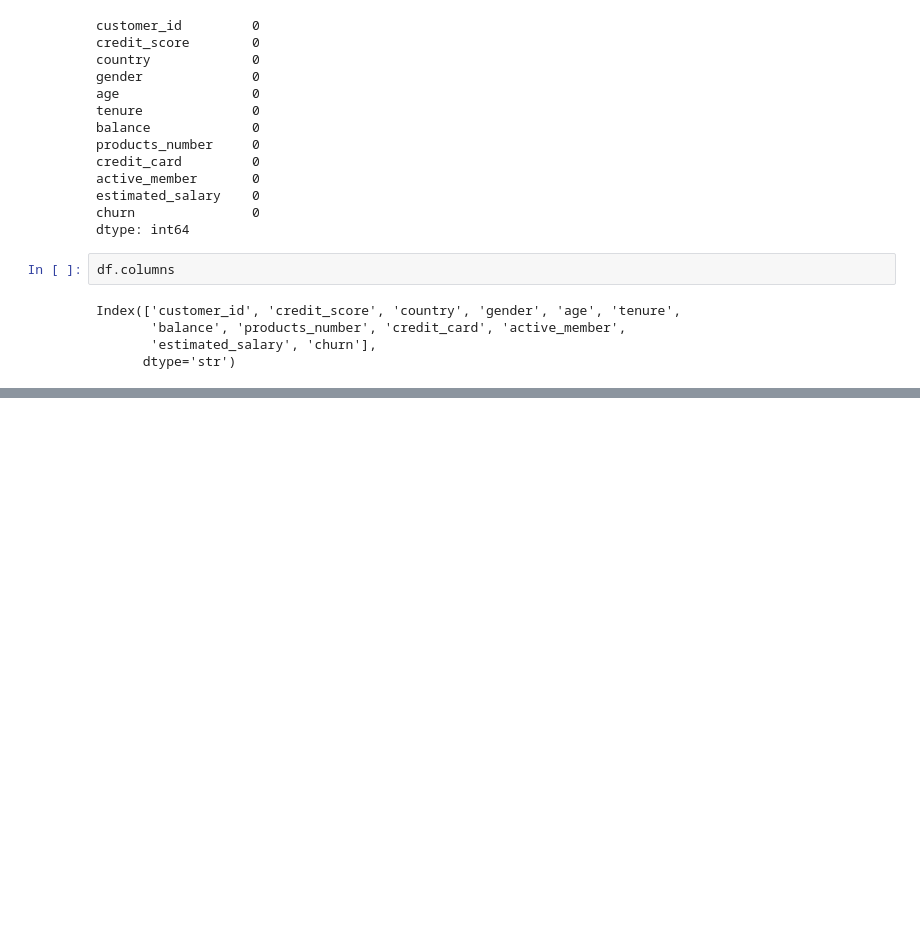
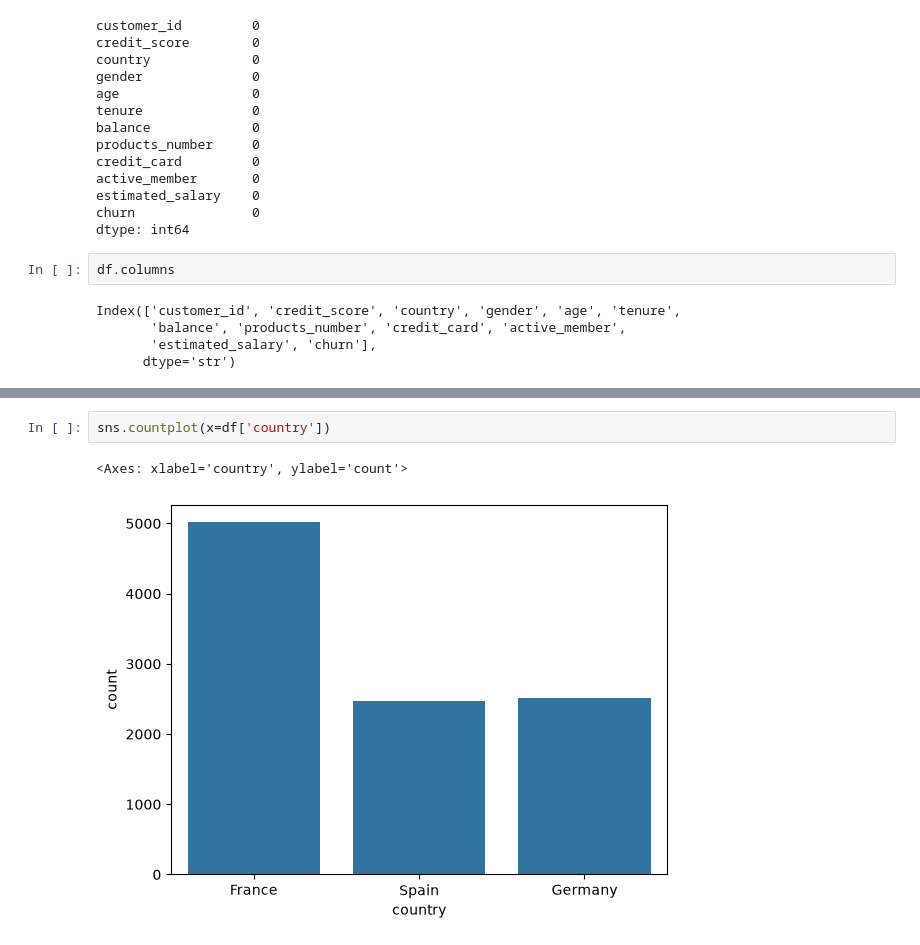
Before and after one commit to subhajit404/Bank-customer-churn-dataset-Prediction-, a Jupyter notebook: main.ipynb, the cells around one changed output, grey strips where cells are left out. Cells and saved outputs as stored; diff of their text form; blank space fills up the shorter version.

```diff
--- a/main.ipynb
+++ b/main.ipynb
@@ -32,0 +123,5 @@ Index(['customer_id', 'credit_score', 'country', 'gender', 'age', 'tenure',
+# %%
+sns.countplot(x=df['country'])
+# %% [output]
+<Axes: xlabel='country', ylabel='count'>
+[figure, added]
```
Also changed, not shown: parts of 13 cells of this notebook.
